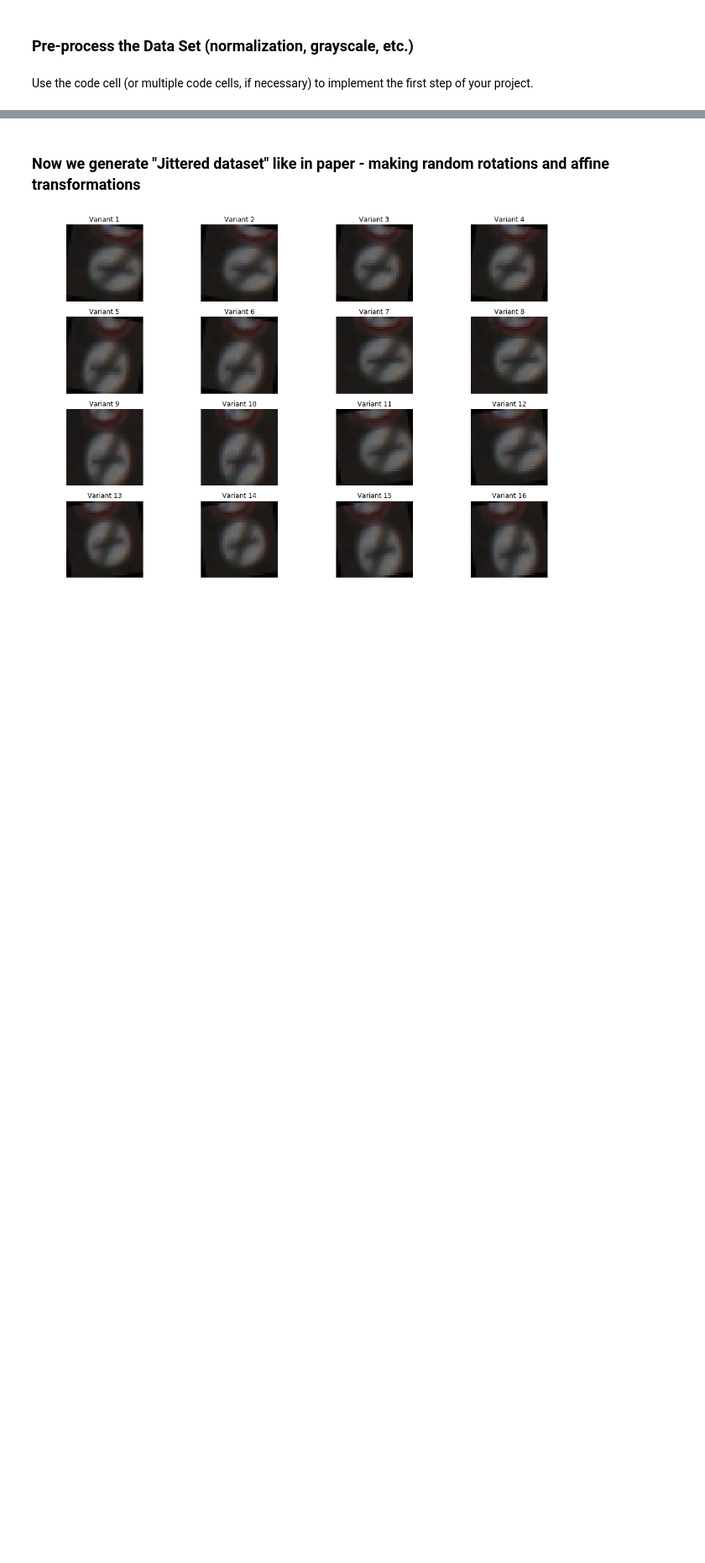
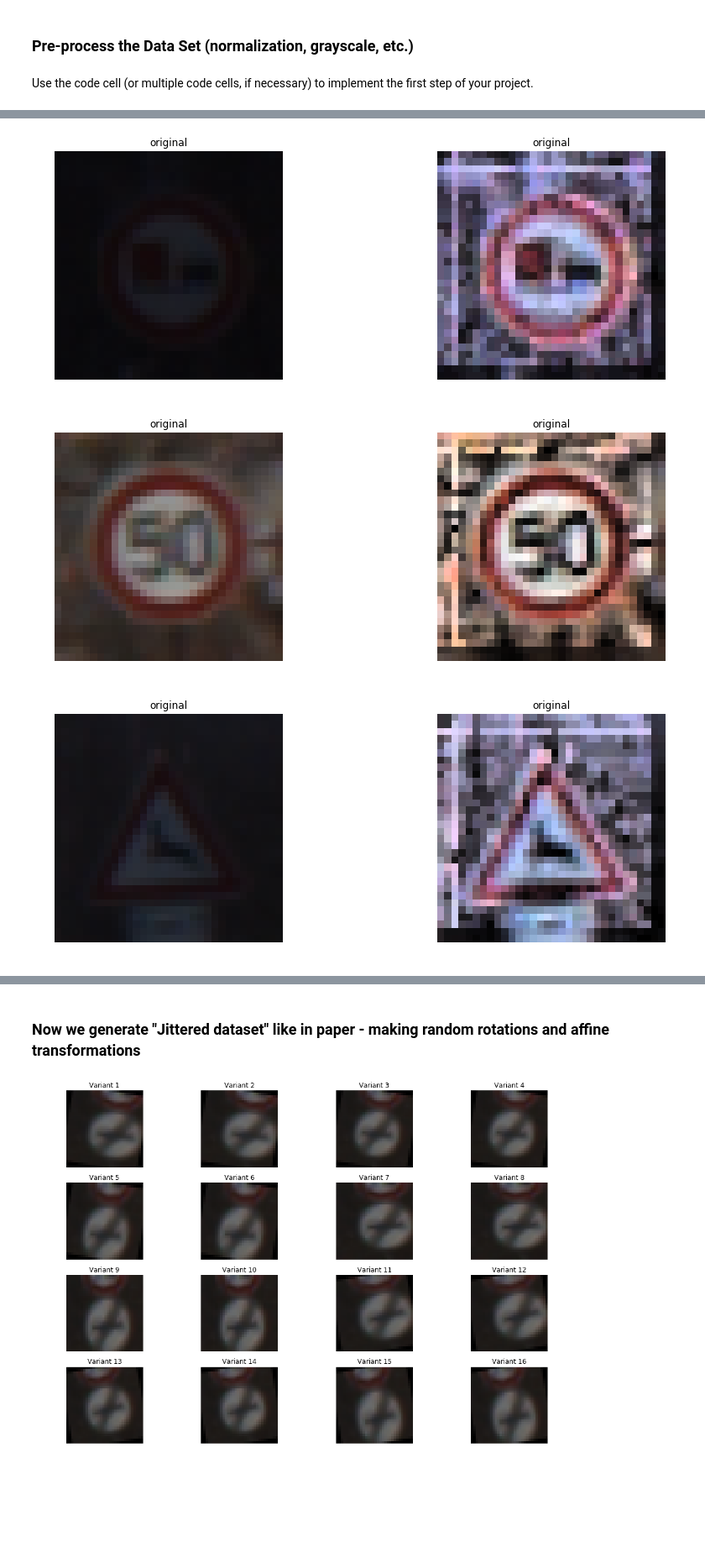
Before and after one commit to tarasovp/udacity, a Jupyter notebook: CarND-Traffic-Sign-Classifier-Project/Traffic_Sign_Classifier.ipynb, the cells around one changed output, grey strips where cells are left out. Shown at 84% size. Saved outputs shown, nothing was run; the diff lists cells and outputs as text; code cells hidden in the pictures; blank space fills up the shorter version.

```diff
--- a/CarND-Traffic-Sign-Classifier-Project/Traffic_Sign_Classifier.ipynb
+++ b/CarND-Traffic-Sign-Classifier-Project/Traffic_Sign_Classifier.ipynb
@@ -247,0 +254,32 @@ for j,i in enumerate(np.random.choice(len(X_train),5,replace=False)):
+# %%
+#preprocessing using sklearn
+from skimage.exposure import equalize_adapthist
+def preprocess_v3(X, verbose=False, fname=None):
+    """
+    Preprocessing using skimage equalize_adapthist
+    """
+    tmp=equalize_adapthist(X,kernel_size=(6,6),clip_limit=0.2)
+    if verbose:
+        f, ax = plt.subplots(1, 2)
+        f.set_figheight(5)
+        f.set_figwidth(15)
+        for a in ax:
+            a.axis('off')
+        ax[0].set_title('original')
+        ax[0].imshow(X)
+
+        ax[1].set_title('original')
+        ax[1].imshow(tmp)
+
+        if fname:
+            plt.savefig(fname)
+        plt.show()
+    return tmp
+# %%
+#show in random examples
+for j,i in enumerate(example):
+    tmp=preprocess_v3(X_train[i],verbose=True)
+# %% [output]
+[figure, added]
+[figure, added]
+[figure, added]
```
Also changed, not shown: parts of 15 cells of this notebook, 5 other files.
